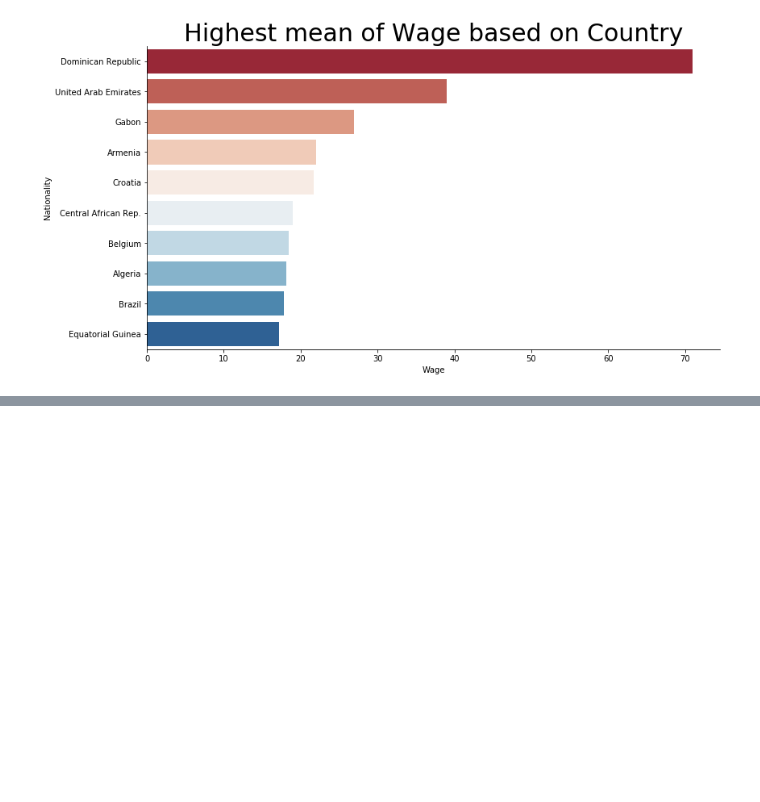
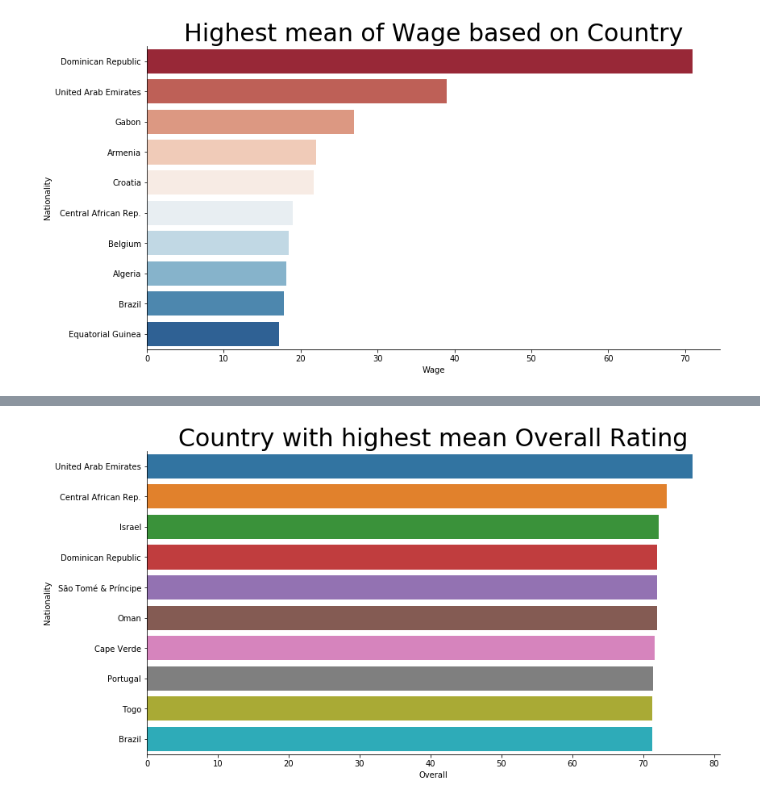
Before and after one commit to domu904/Domu.MachineLearning, a Jupyter notebook: soccerData_part3.ipynb, the cells around one changed output, grey strips where cells are left out. Cells and saved outputs as stored; diff of their text form; code cells hidden in the pictures; blank space fills up the shorter version.

```diff
--- a/soccerData_part3.ipynb
+++ b/soccerData_part3.ipynb
@@ -195,3 +195,7 @@ plt.title("Highest mean of Wage based on Country",
           fontsize=30);
 # %% [output]
 [figure]
+# %%
+avgwageoverall.sort_values(by="Overall",inplace=True,ascending=False)
+top10byoverall = avgwageoverall.iloc[0:10,:]
+top10byoverall
@@ -197,0 +214,8 @@ plt.title("Highest mean of Wage based on Country",
+# %%
+sns.catplot(y="Nationality",
+            x="Overall",data=top10byoverall,
+           height=6,kind="bar",aspect=2)
+plt.title("Country with highest mean Overall Rating",
+          fontsize=30);
+# %% [output]
+[figure, added]
```
Also changed, not shown: parts of 2 cells of this notebook.
